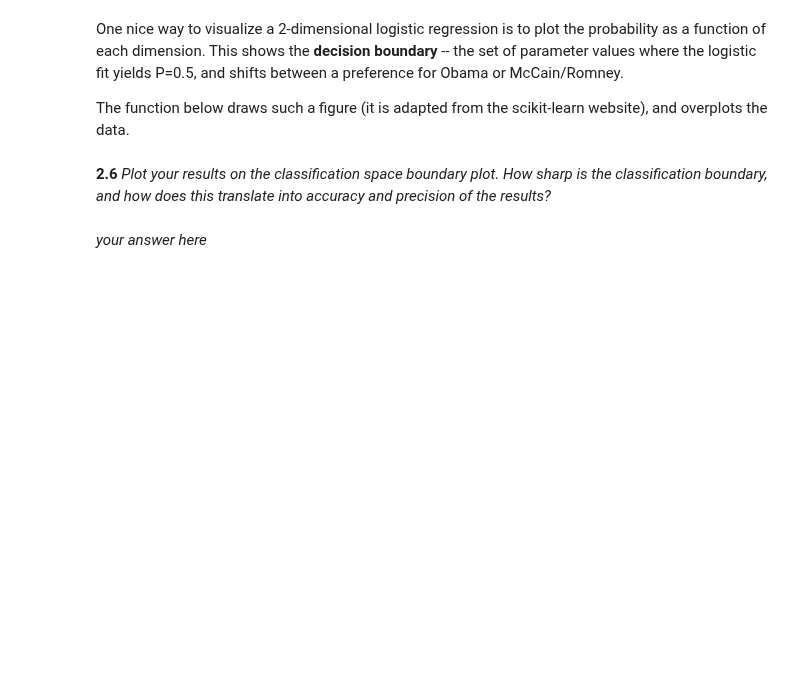
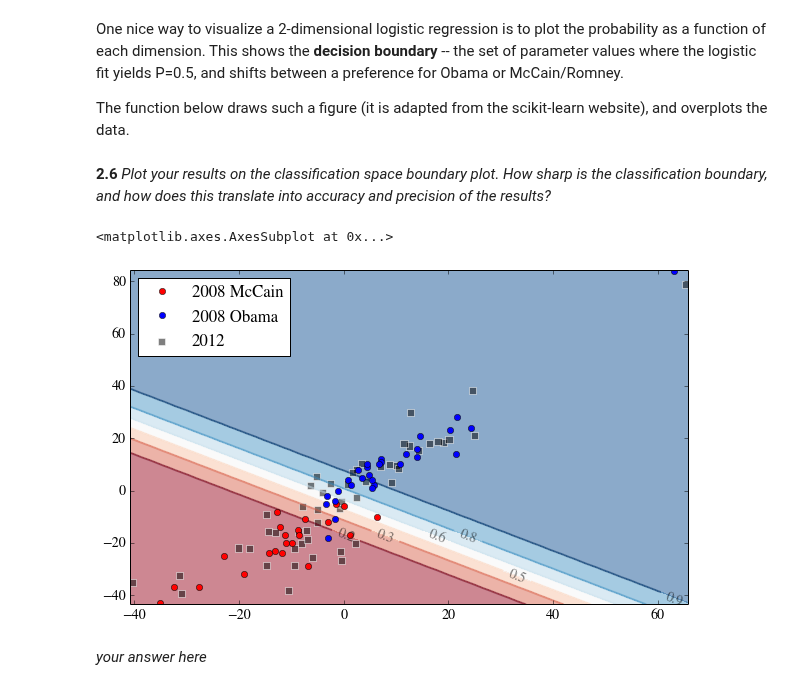
Before and after one commit to kausk/CS109, a Jupyter notebook: cs109-HW2.ipynb, the cells around one changed output. Cells and saved outputs as stored; diff of their text form; code cells hidden in the pictures; blank space fills up the shorter version.

```diff
--- a/cs109-HW2.ipynb
+++ b/cs109-HW2.ipynb
@@ -1057,6 +1060,10 @@ def points_plot(e2008, e2012, clf):
 **2.6** *Plot your results on the classification space boundary plot. How sharp is the classification boundary, and how does this translate into accuracy and precision of the results?*
 # %%
 #your code here
+points_plot(e2008, e2012, fitting[1])
+# %% [output]
+<matplotlib.axes.AxesSubplot at 0x...>
+[figure, added]
 # %% [markdown]
 *your answer here*
 # %% [markdown]
```
Also changed, not shown: parts of 2 cells of this notebook.
